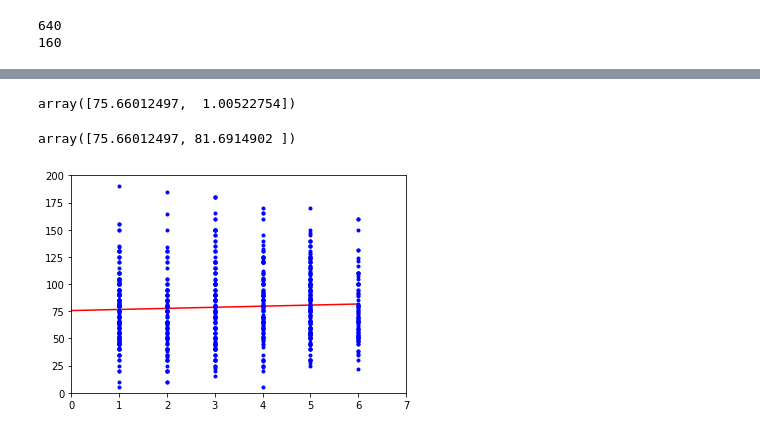
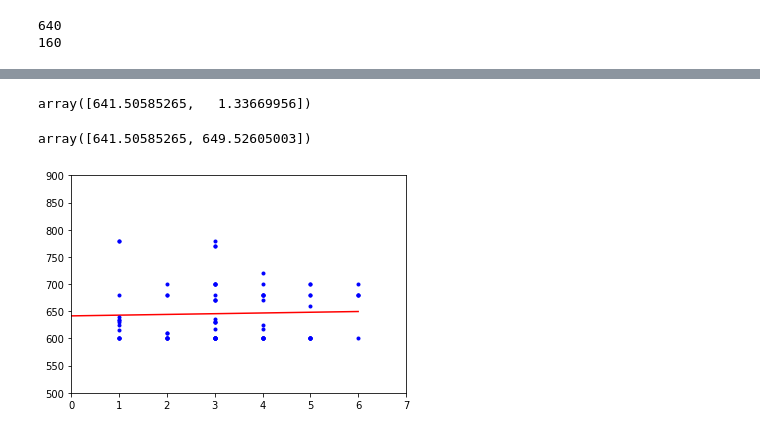
Before and after one commit to AngelaDuran/Pokepandas, a Jupyter notebook: Pokepandas.ipynb, the cells around one changed output, grey strips where cells are left out. Cells and saved outputs as stored; diff of their text form; code cells hidden in the pictures.

Commit message:
Add files via upload
Constrained linear graph to only consider the top 80 best overall stats Pokemon. Which 10% of all the overall data.

```diff
--- a/Pokepandas.ipynb
+++ b/Pokepandas.ipynb
@@ -230,3 +230,7 @@ print(len(set_test))
 # %% [output]
 640
 160
+# %%
+# Organize sum from deceding order
+pdata.sort_values(["sum"], axis=0, ascending=False, inplace=True) #sorts two cols into decending
+pdata['sum'].head(20)
@@ -233,25 +255,27 @@ print(len(set_test))
 # %%
-X = pdata['Generation']
-y = pdata['Attack']
+#???  Grabbing the highest sums only
+X = pdata['Generation'].head(80)
+y = pdata['sum'].head(80)
+# pdata.iloc[1:5] ?
 
-X_b = np.c_[np.ones((800, 1)), X]
+X_b = np.c_[np.ones((80, 1)), X]
 theta_best = np.linalg.inv(X_b.T.dot(X_b)).dot(X_b.T).dot(y)
 theta_best
 # %% [output]
-array([75.66012497,  1.00522754])
+array([641.50585265,   1.33669956])
 # %%
 X_new = np.array([[0], [6]])
 X_new_b = np.c_[np.ones((2, 1)), X_new]
 y_predict = X_new_b.dot(theta_best)
 y_predict
 # %% [output]
-array([75.66012497, 81.6914902 ])
+array([641.50585265, 649.52605003])
 # %%
 import matplotlib.pyplot as plt
 
 plt.plot(X_new, y_predict, "r-")
 plt.plot(X, y, "b.")
-plt.axis([0, 7, 0, 200])
-plt.show()
+plt.axis([0, 7, 500, 900])
+plt.show()  #Displays top 80 pokemon sums
 # %% [output]
-[figure, old version]
+[figure, new version]
```
Also changed, not shown: parts of 1 cell of this notebook.
